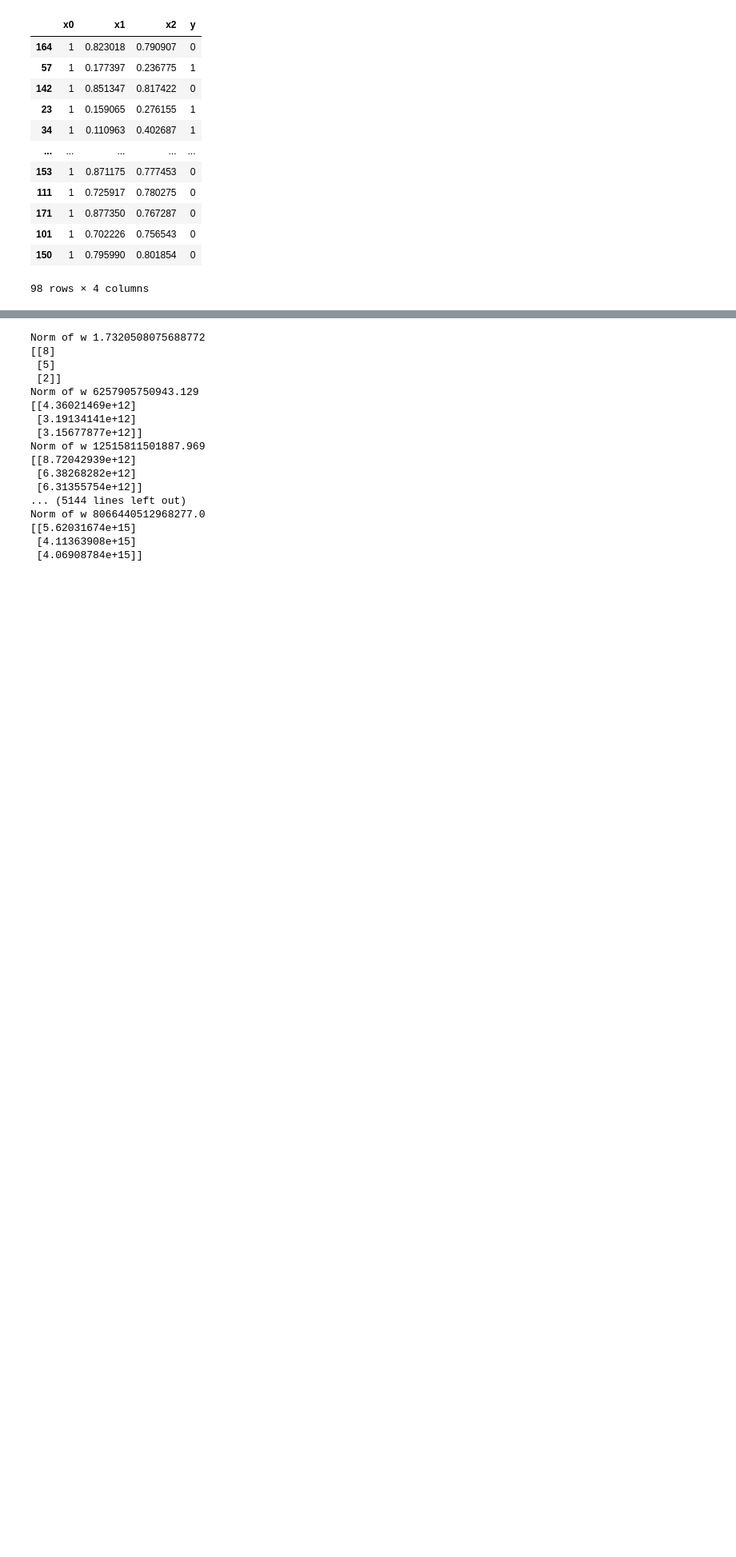
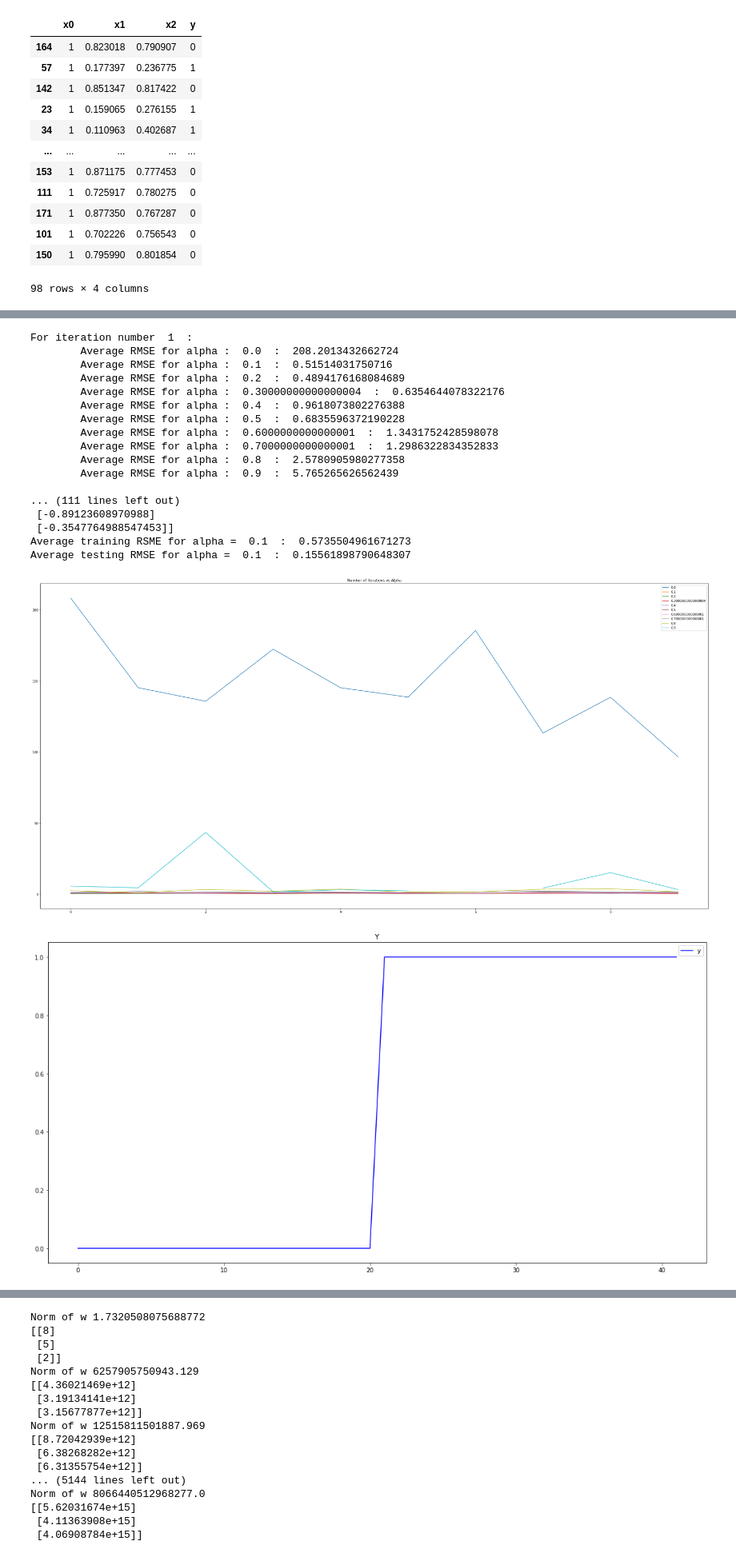
Before and after one commit to Ashirbad-Sarangi/logistic_regression, a Jupyter notebook: codes/logistic_regression.ipynb, the cells around one changed output, grey strips where cells are left out. Shown at 80% size. Cells and saved outputs as stored; diff of their text form; code cells hidden in the pictures; blank space fills up the shorter version.

```diff
--- a/codes/logistic_regression.ipynb
+++ b/codes/logistic_regression.ipynb
@@ -442,0 +445,28 @@ from math import log
+# %%
+lr = linear_regression()
+# %%
+lr.load_data('df_validation.csv')
+lr.monte_carlo(maths.arange(0,1,0.1),10,0.7)
+df_validation_train , df_validation_test =  lr.split_data()
+lr.train(df_validation_train,sgd=True,plot_rmse = False,plot_metrics=False)
+lr.test(df_validation_test)
+# %% [output]
+For iteration number  1  :
+        Average RMSE for alpha :  0.0  :  208.2013432662724
+        Average RMSE for alpha :  0.1  :  0.51514031750716
+        Average RMSE for alpha :  0.2  :  0.4894176168084689
+        Average RMSE for alpha :  0.30000000000000004  :  0.6354644078322176
+        Average RMSE for alpha :  0.4  :  0.9618073802276388
+        Average RMSE for alpha :  0.5  :  0.6835596372190228
+        Average RMSE for alpha :  0.6000000000000001  :  1.3431752428598078
+        Average RMSE for alpha :  0.7000000000000001  :  1.2986322834352833
+        Average RMSE for alpha :  0.8  :  2.5780905980277358
+        Average RMSE for alpha :  0.9  :  5.765265626562439
+
+... (111 lines left out)
+ [-0.89123608970988]
+ [-0.3547764988547453]]
+Average training RSME for alpha =  0.1  :  0.5735504961671273
+Average testing RMSE for alpha =  0.1  :  0.15561898790648307
+[figure, added]
+[figure, added]
```
Also changed, not shown: parts of 25 cells of this notebook, 1 other file.
